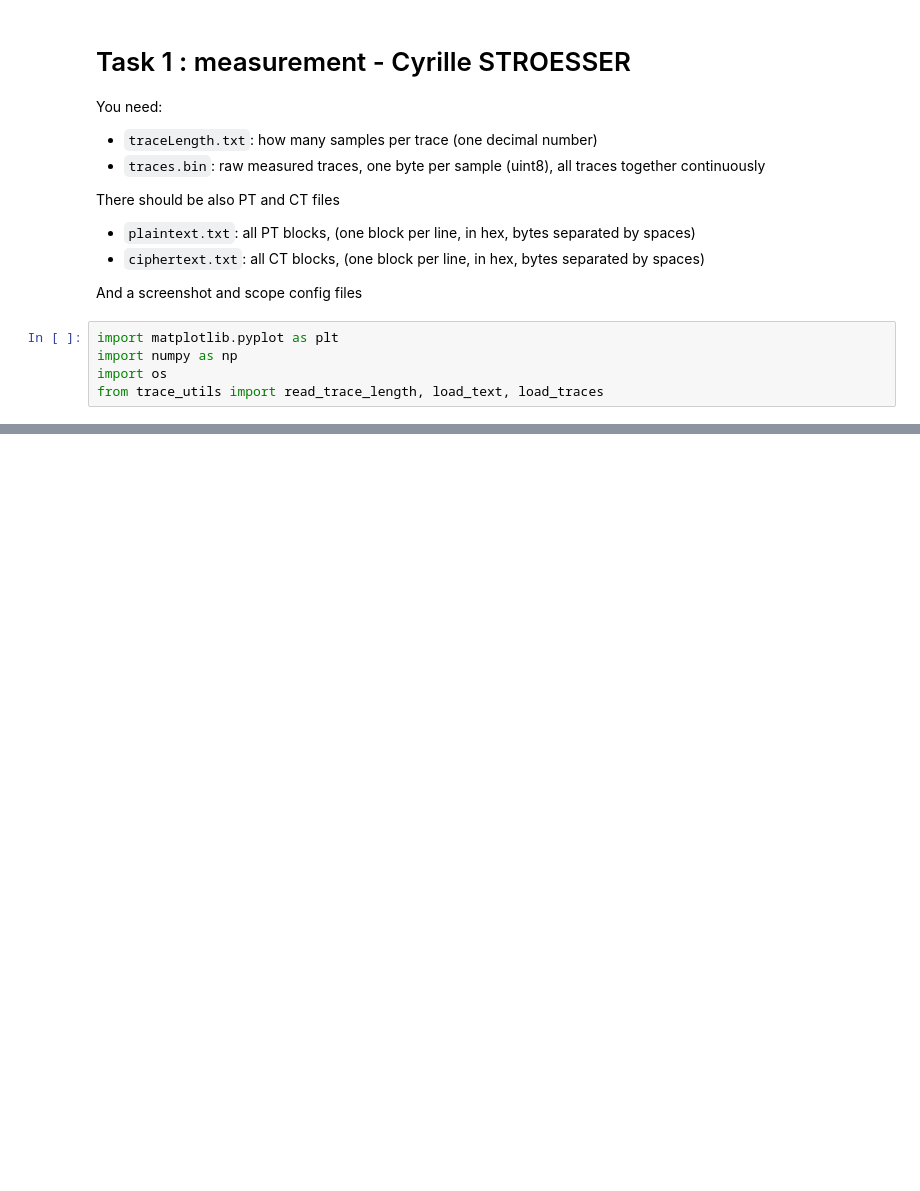
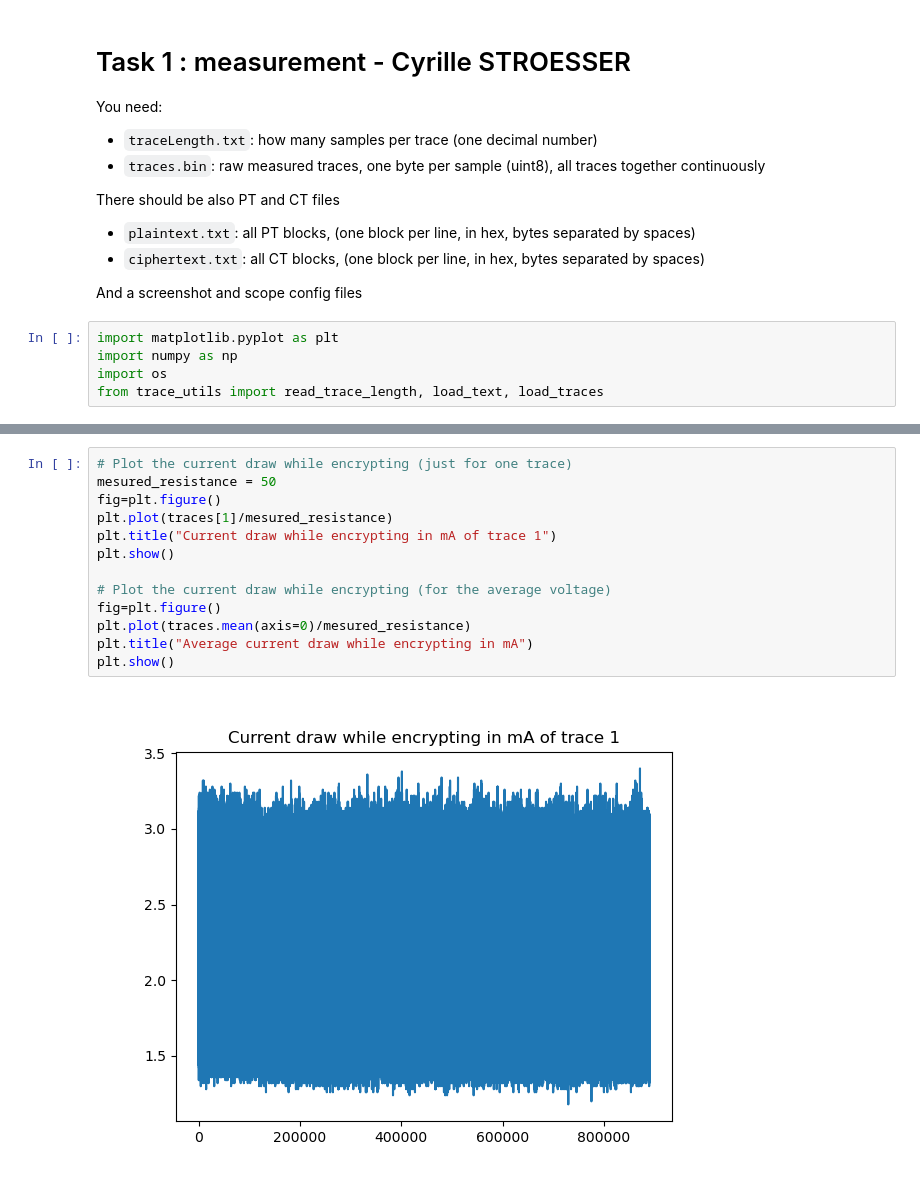
Before and after one commit to CyrilleStr/hardware-security, a Jupyter notebook: task1/analyze_traces.ipynb, the cells around one changed output, grey strips where cells are left out. Drawn from its saved outputs; the diff is of its cells as text; blank space fills up the shorter version.

```diff
--- a/task1/analyze_traces.ipynb
+++ b/task1/analyze_traces.ipynb
@@ -89,0 +113,15 @@ plt.show()
+# %%
+# Plot the current draw while encrypting (just for one trace)
+mesured_resistance = 50
+fig=plt.figure()
+plt.plot(traces[1]/mesured_resistance)
+plt.title("Current draw while encrypting in mA of trace 1")
+plt.show()
+
+# Plot the current draw while encrypting (for the average voltage)
+fig=plt.figure()
+plt.plot(traces.mean(axis=0)/mesured_resistance)
+plt.title("Average current draw while encrypting in mA")
+plt.show()
+# %% [output]
+[figure, added]
```
Also changed, not shown: parts of 8 cells of this notebook, 3 other files.
